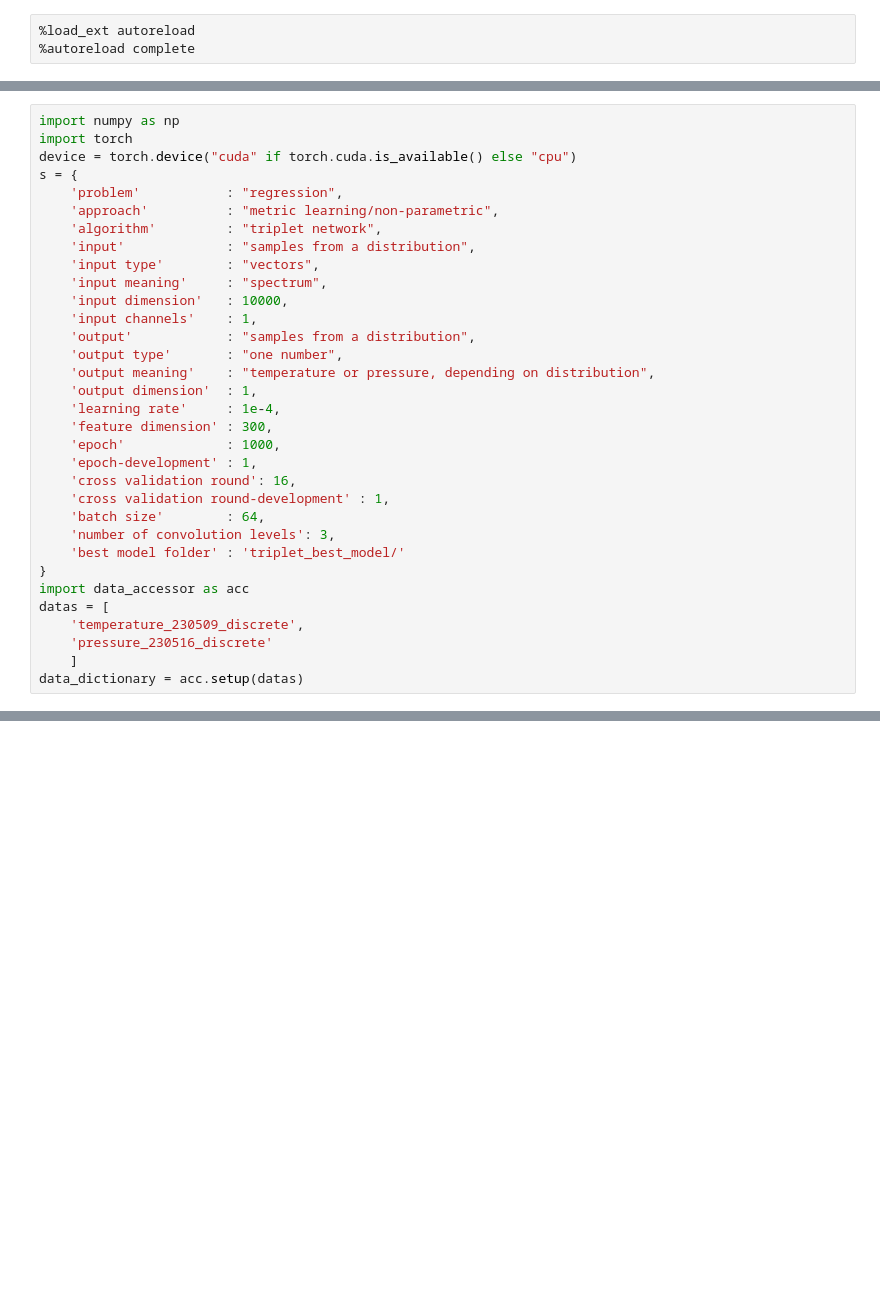
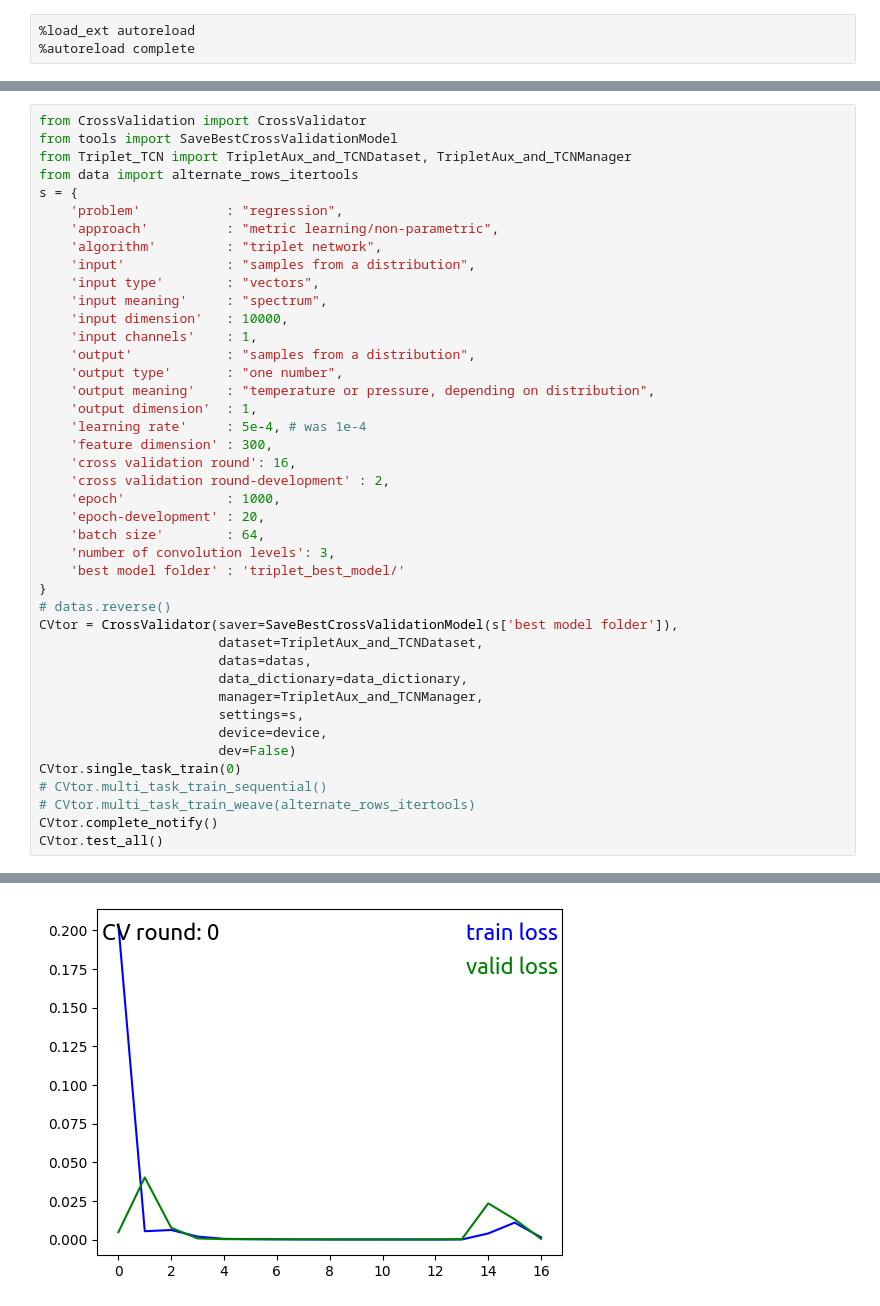
Before and after one commit to JasonLiu2024/Meta-Learning, a Jupyter notebook: TripletAux+TCN.ipynb, the cells around one changed output, grey strips where cells are left out. Saved outputs shown, nothing was run; the diff lists cells and outputs as text; blank space fills up the shorter version.

Commit message:
improved hyperparameter and model setting!

```diff
--- a/TripletAux+TCN.ipynb
+++ b/TripletAux+TCN.ipynb
@@ -4,7 +25,8 @@
 # %%
-import numpy as np
-import torch
-device = torch.device("cuda" if torch.cuda.is_available() else "cpu")
+from CrossValidation import CrossValidator
+from tools import SaveBestCrossValidationModel
+from Triplet_TCN import TripletAux_and_TCNDataset, TripletAux_and_TCNManager
+from data import alternate_rows_itertools
 s = {
     'problem'           : "regression",
     'approach'          : "metric learning/non-parametric",
@@ -18,20 +40,28 @@ s = {
     'output type'       : "one number",
     'output meaning'    : "temperature or pressure, depending on distribution",
     'output dimension'  : 1,
-    'learning rate'     : 1e-4,
+    'learning rate'     : 5e-4, # was 1e-4
     'feature dimension' : 300,
+    'cross validation round': 16,
+    'cross validation round-development' : 2,
     'epoch'             : 1000,
-    'epoch-development' : 1,
-    'cross validation round': 16,
-    'cross validation round-development' : 1,
+    'epoch-development' : 20,
     'batch size'        : 64,
     'number of convolution levels': 3,
     'best model folder' : 'triplet_best_model/'
 }
-import data_accessor as acc
-datas = [
-    'temperature_230509_discrete',
-    'pressure_230516_discrete'
-    ]
-data_dictionary = acc.setup(datas)
+# datas.reverse()
+CVtor = CrossValidator(saver=SaveBestCrossValidationModel(s['best model folder']),
+                       dataset=TripletAux_and_TCNDataset,
+                       datas=datas,
+                       data_dictionary=data_dictionary,
+                       manager=TripletAux_and_TCNManager,
+                       settings=s,
+                       device=device,
+                       dev=False)
+CVtor.single_task_train(0)
+# CVtor.multi_task_train_sequential()
+# CVtor.multi_task_train_weave(alternate_rows_itertools)
+CVtor.complete_notify()
+CVtor.test_all()
 # %% [output]
@@ -47,0 +80 @@ loading pressure_230516_discrete__________________________
+[figure, added]
```
Also changed, not shown: parts of 3 cells of this notebook, 2 other files.
